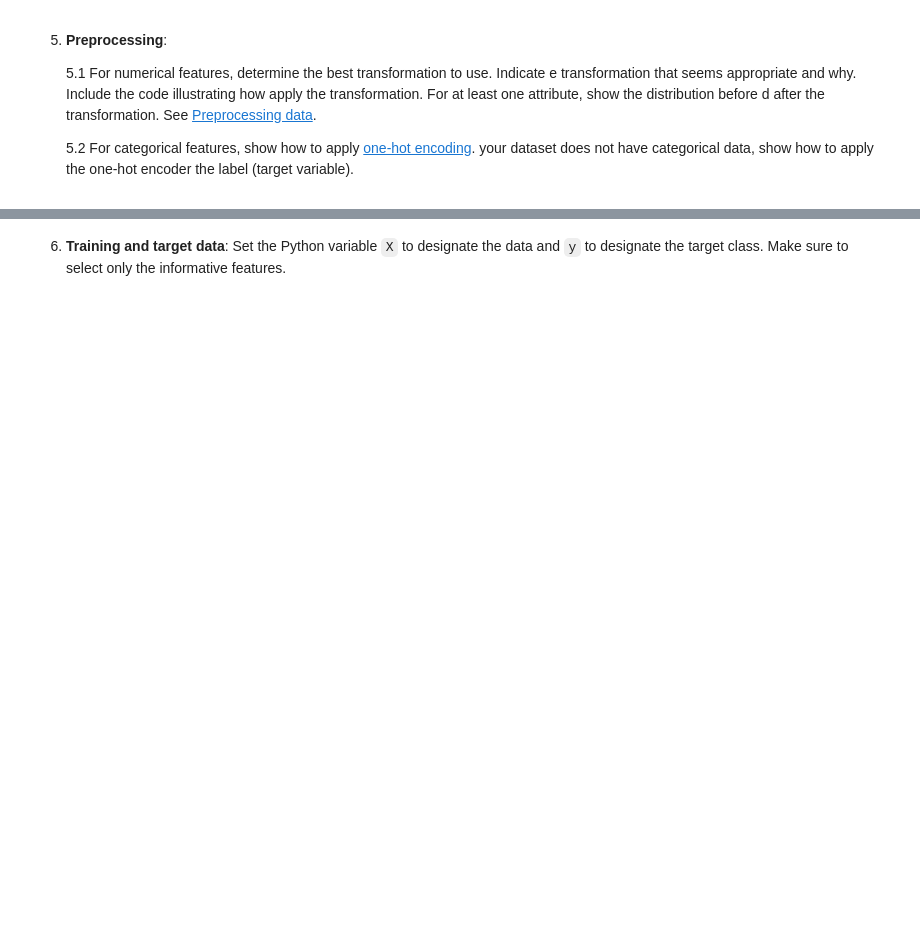
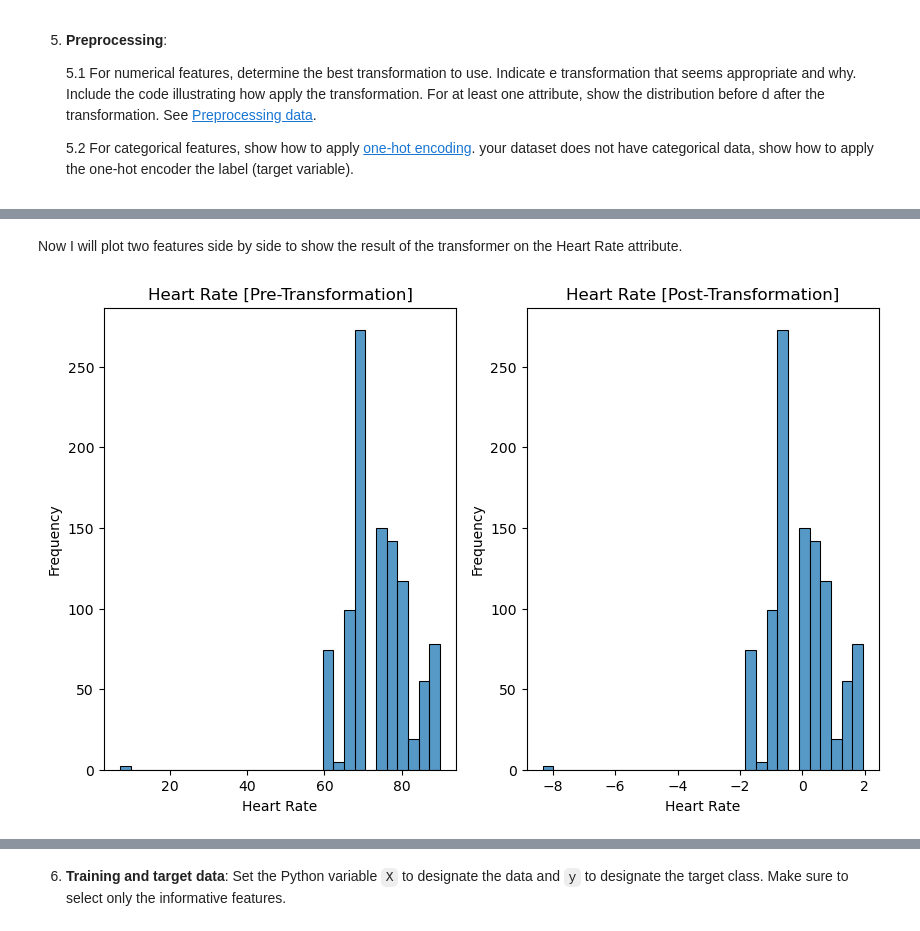
Before and after one commit to siy0h/AI-Projects, a Jupyter notebook: Exploratory Data Analysis/CSI4106_A1_Template.ipynb, the cells around one changed output, grey strips where cells are left out. Saved outputs shown, nothing was run; the diff lists cells and outputs as text; code cells hidden in the pictures; blank space fills up the shorter version.

```diff
--- a/Exploratory Data Analysis/CSI4106_A1_Template.ipynb
+++ b/Exploratory Data Analysis/CSI4106_A1_Template.ipynb
@@ -440,0 +435,17 @@ transformer.transform([maternalHealth_df['Age']])
+# %%
+#5.1
+
+from sklearn.preprocessing import PowerTransformer
+
+# only selecting informative features (exclude the target column)
+features = maternalHealth_df.columns[:-1]
+
+#initializing scalar
+transformer = PowerTransformer('yeo-johnson')
+
+#transforming data
+transformed_data = transformer.fit_transform(maternalHealth_df[features])
+
+transformed_df = pd.DataFrame(transformed_data, columns=features)
+
+transformed_df.head()
@@ -441 +459,25 @@ transformer.transform([maternalHealth_df['Age']])
+# %% [markdown]
+Now I will plot two features side by side to show the result of the transformer on the Heart Rate attribute.
+# %%
+plt.figure(figsize=(10, 6))
+
+
+#before the transformation
+plt.subplot(1, 2, 1)
+
+sns.histplot(maternalHealth_df['HeartRate'], bins='scott', kde=False)
+plt.title("Heart Rate [Pre-Transformation]")
+plt.xlabel('Heart Rate')
+plt.ylabel('Frequency')
+
+#after the transformation
+plt.subplot(1, 2, 2)
+sns.histplot(transformed_df['HeartRate'], bins='scott', kde=False)
+plt.title("Heart Rate [Post-Transformation]")
+plt.xlabel('Heart Rate')
+plt.ylabel('Frequency')
+
+plt.show()
+# %% [output]
+[figure, added]
 # %%
```
Also changed, not shown: parts of 21 cells of this notebook, 3 other files.
